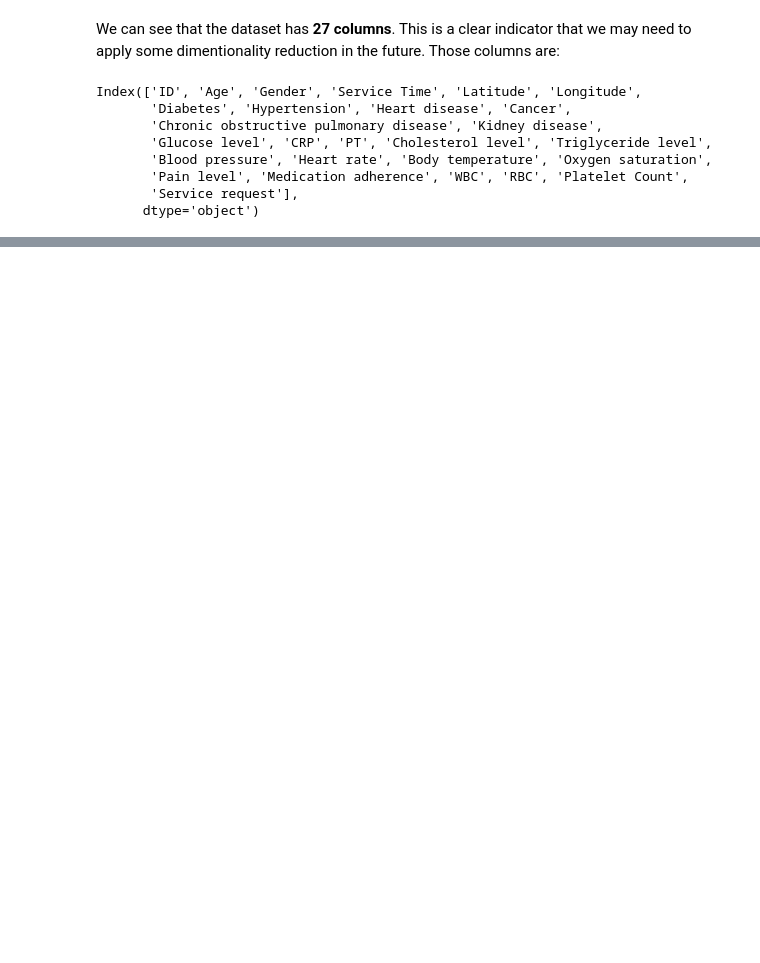
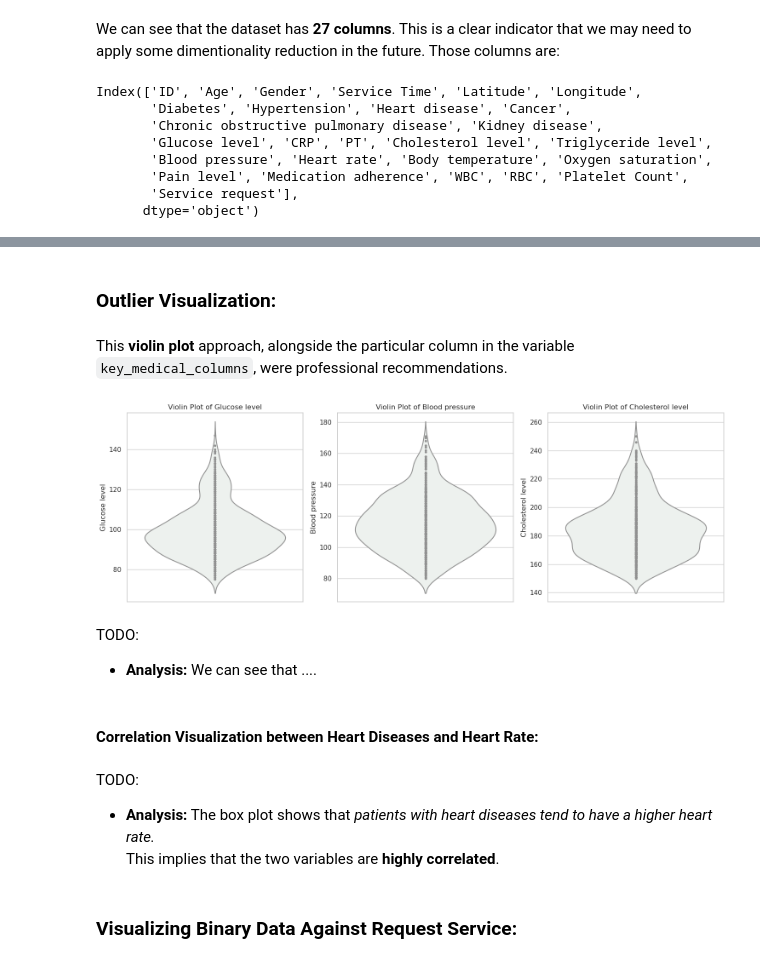
Before and after one commit to MaabChaoui/Team_Anonymous_Data_Mining, a Jupyter notebook: notebook.ipynb, the cells around one changed output, grey strips where cells are left out. Saved outputs shown, nothing was run; the diff lists cells and outputs as text; code cells hidden in the pictures; blank space fills up the shorter version.

```diff
--- a/notebook.ipynb
+++ b/notebook.ipynb
@@ -68,0 +222,16 @@ Index(['ID', 'Age', 'Gender', 'Service Time', 'Latitude', 'Longitude',
+# %%
+# Identifying outliers using the IQR method
+numerical_columns = df.select_dtypes(include=['int64', 'float64']).columns
+outliers = {}
+
+for col in numerical_columns:
+    Q1 = df[col].quantile(0.25)
+    Q3 = df[col].quantile(0.75)
+    IQR = Q3 - Q1
+    lower_bound = Q1 - 1.5 * IQR
+    upper_bound = Q3 + 1.5 * IQR
+    outliers[col] = df[(df[col] < lower_bound) | (df[col] > upper_bound)]
+
+# Summarize the number of outliers in each column
+outlier_counts = {col: len(outliers_data) for col, outliers_data in outliers.items() if not outliers_data.empty}
+outlier_counts
@@ -68,0 +259,23 @@ Index(['ID', 'Age', 'Gender', 'Service Time', 'Latitude', 'Longitude',
+# %% [markdown]
+### Outlier Visualization:
+# %% [markdown]
+This __violin plot__ approach, alongside the particular column in the variable `key_medical_columns`, were professional recommendations.
+# %%
+# Visualizing outliers with violin plots for a more detailed view
+key_medical_columns = ['Glucose level', 'Blood pressure', 'Cholesterol level']
+
+plt.figure(figsize=(15, 5))
+for i, col in enumerate(key_medical_columns, 1):
+    plt.subplot(1, 3, i)
+    sns.violinplot(y=df[col], inner="point", palette="light:g")
+    plt.title(f"Violin Plot of {col}")
+
+plt.tight_layout()
+plt.show()
+# %% [output]
+[figure, added]
+# %% [markdown]
+TODO: <br>
+* __Analysis:__ We can see that ....
+# %% [markdown]
+#### Correlation Visualization between Heart Diseases and Heart Rate:
@@ -68,0 +284,5 @@ Index(['ID', 'Age', 'Gender', 'Service Time', 'Latitude', 'Longitude',
+# %% [markdown]
+TODO: <br>
+* __Analysis:__ The box plot shows that _patients with heart diseases tend to have a higher heart rate._ <br>This implies that the two variables are __highly correlated__.
+# %% [markdown]
+### Visualizing Binary Data Against Request Service:
```
Also changed, not shown: parts of 39 cells of this notebook, 1 other file.
